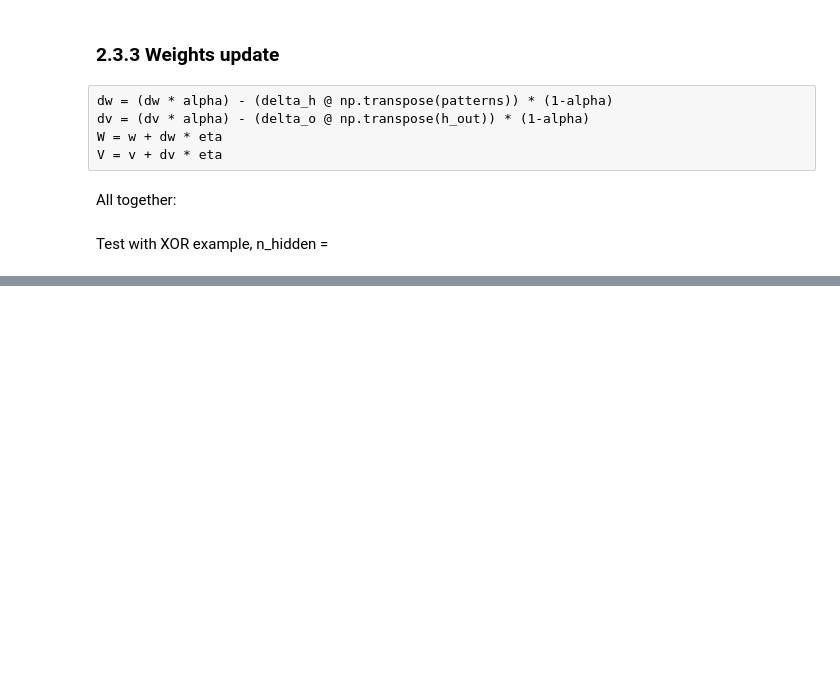
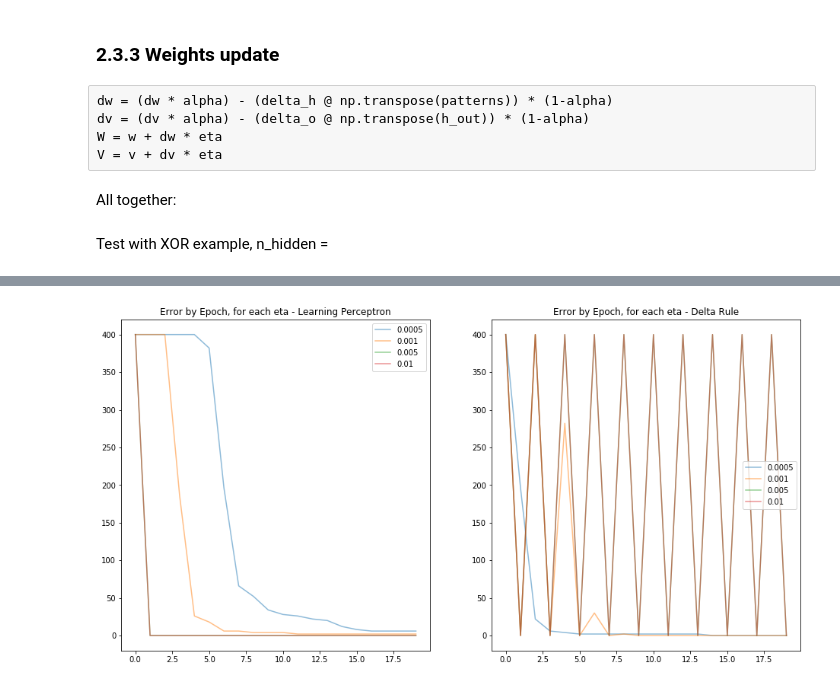
Before and after one commit to romainrey/ANN_DD2437, a Jupyter notebook: Labs_Code/Romain/Labs1.ipynb, the cells around one changed output, grey strips where cells are left out. Drawn from its saved outputs; the diff is of its cells as text; code cells hidden in the pictures; blank space fills up the shorter version.

```diff
--- a/Labs_Code/Romain/Labs1.ipynb
+++ b/Labs_Code/Romain/Labs1.ipynb
@@ -159,0 +287,23 @@ After computation o_out:
+# %%
+etas = [0.0005, 0.001 ,0.005, 0.01]
+
+error_lp_list = []
+error_dr_list = []
+
+fig, axs = plt.subplots(1,2, figsize=(16, 8))
+
+for eta in etas:
+    new_weights_lp, error_lp, weights_list_lp = learning_perceptron_epochs(epochs = 20, patterns= dataset_biais,
+                                                      targets=classes,weights= weights,eta=eta)
+    new_weights_dr, error_dr, weights_list_dr = delta_rule_epochs_2(epochs = 20, patterns= dataset_biais,
+                                                      targets=classes,weights= weights,eta=eta)
+    axs[0].plot([i for i in range(len(error_lp))], error_lp, label = eta, alpha = 0.5)
+    axs[1].plot([i for i in range(len(error_dr))], error_dr, label = eta, alpha = 0.5)
+
+axs[0].legend()
+axs[0].set_title('Error by Epoch, for each eta - Learning Perceptron')
+axs[1].legend()
+axs[1].set_title('Error by Epoch, for each eta - Delta Rule')
+plt.show()
+# %% [output]
+[figure, added]
```
Also changed, not shown: parts of 24 cells of this notebook.
